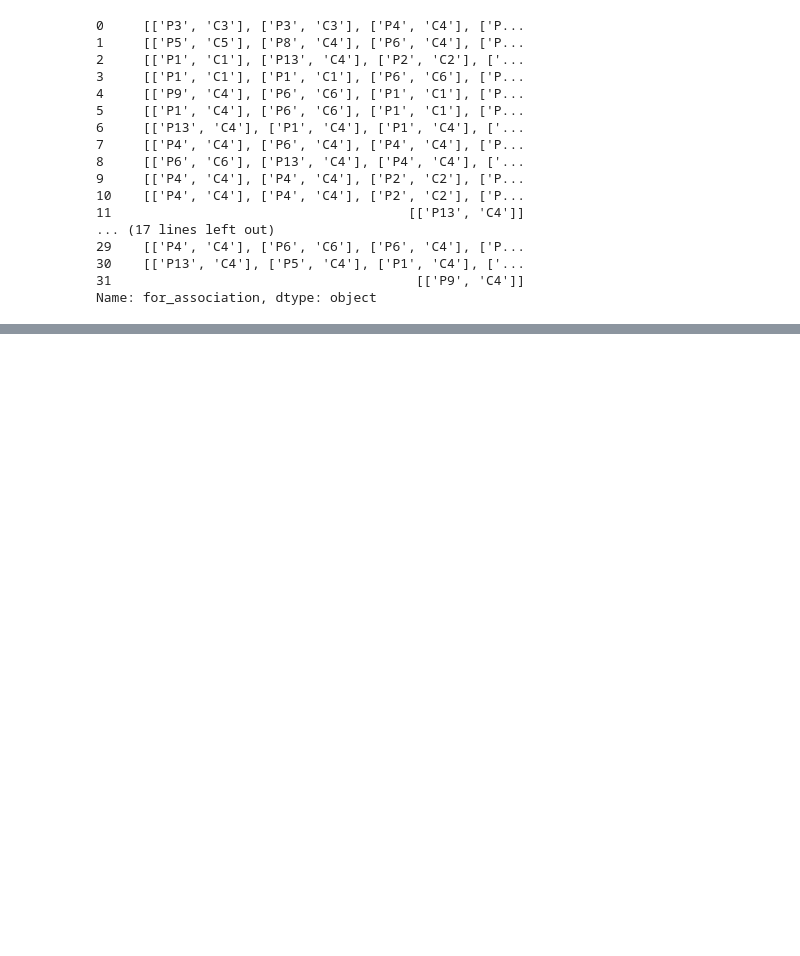
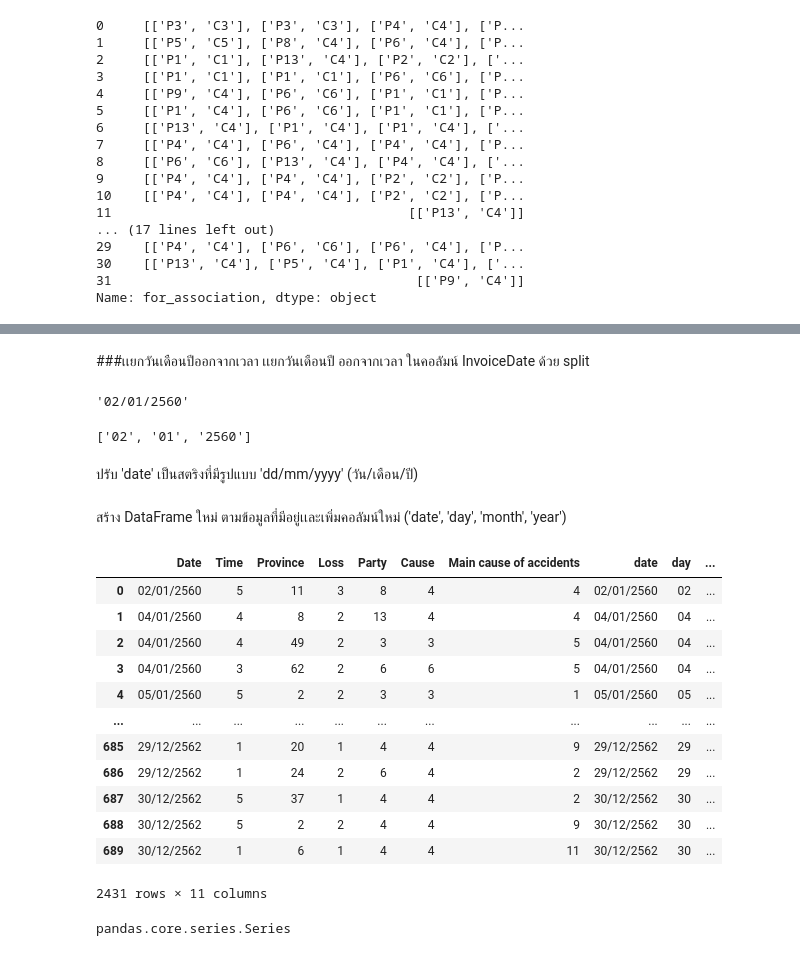
Before and after one commit to Thippawan72/BSC_DPDM23, a Jupyter notebook: Group_project2.ipynb, the cells around one changed output, grey strips where cells are left out. Cells and saved outputs as stored; diff of their text form; code cells hidden in the pictures; blank space fills up the shorter version.

```diff
--- a/Group_project2.ipynb
+++ b/Group_project2.ipynb
@@ -1603,0 +1760,59 @@ RelationRecord(items=frozenset({"['P4', 'C4']", "['P13', 'C1']"}), support=0.593
+# %% [markdown]
+###เเยกวันเดือนปีออกจากเวลา
+เเยกวันเดือนปี
+ออกจากเวลา ในคอลัมน์ InvoiceDate ด้วย split
+# %%
+DATA_truck_df_for_tree['Date'].str.split().iloc[0][0]
+# %% [output]
+'02/01/2560'
+# %%
+date = []
+for i in range(len(DATA_truck_df_for_tree['Date'])):
+    x = DATA_truck_df_for_tree['Date'].iloc[i].split()[0]
+    date.append(x)
+# %%
+date[0].split('/')
+# %% [output]
+['02', '01', '2560']
+# %% [markdown]
+ปรับ 'date' เป็นสตริงที่มีรูปแบบ 'dd/mm/yyyy' (วัน/เดือน/ปี)
+# %%
+day =[]
+month =[]
+year =[]
+for i in range(len(DATA_truck_df_for_tree['Date'])):
+  x = date[i].split('/')[0]
+  y = date[i].split('/')[1]
+  z = date[i].split('/')[2]
+  month.append(x)
+  day.append(y)
+  year.append(z)
+# %% [markdown]
+สร้าง DataFrame ใหม่ ตามข้อมูลที่มีอยู่เเละเพิ่มคอลัมน์ใหม่ ('date', 'day', 'month', 'year')
+# %%
+DATA_truck_df_New_tree = data_concat.copy()
+# %%
+DATA_truck_df_New_tree['date']=date
+DATA_truck_df_New_tree['day']=month
+DATA_truck_df_New_tree['month']=day
+DATA_truck_df_New_tree['year']=year
+# %%
+DATA_truck_df_New_tree
+# %% [output]
+|  | Date | Time | Province | Loss | Party | Cause | Main cause of accidents | date | day | ... |
+| 0 | 02/01/2560 | 5 | 11 | 3 | 8 | 4 | 4 | 02/01/2560 | 02 | ... |
+| 1 | 04/01/2560 | 4 | 8 | 2 | 13 | 4 | 4 | 04/01/2560 | 04 | ... |
+| 2 | 04/01/2560 | 4 | 49 | 2 | 3 | 3 | 5 | 04/01/2560 | 04 | ... |
+| 3 | 04/01/2560 | 3 | 62 | 2 | 6 | 6 | 5 | 04/01/2560 | 04 | ... |
+| 4 | 05/01/2560 | 5 | 2 | 2 | 3 | 3 | 1 | 05/01/2560 | 05 | ... |
+| ... | ... | ... | ... | ... | ... | ... | ... | ... | ... | ... |
+| 685 | 29/12/2562 | 1 | 20 | 1 | 4 | 4 | 9 | 29/12/2562 | 29 | ... |
+| 686 | 29/12/2562 | 1 | 24 | 2 | 6 | 4 | 2 | 29/12/2562 | 29 | ... |
+| 687 | 30/12/2562 | 5 | 37 | 1 | 4 | 4 | 2 | 30/12/2562 | 30 | ... |
+| 688 | 30/12/2562 | 5 | 2 | 2 | 4 | 4 | 9 | 30/12/2562 | 30 | ... |
+| 689 | 30/12/2562 | 1 | 6 | 1 | 4 | 4 | 11 | 30/12/2562 | 30 | ... |
+2431 rows × 11 columns
+# %%
+type(DATA_truck_df_New_tree['day'][0])
+# %% [output]
+pandas.core.series.Series
```
Also changed, not shown: parts of 51 cells of this notebook.
